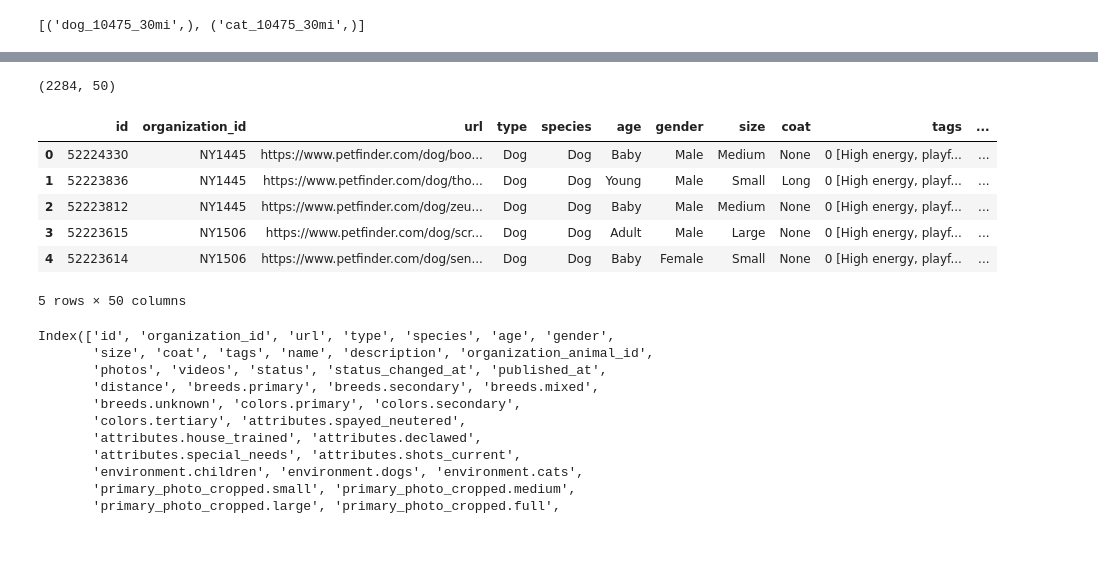
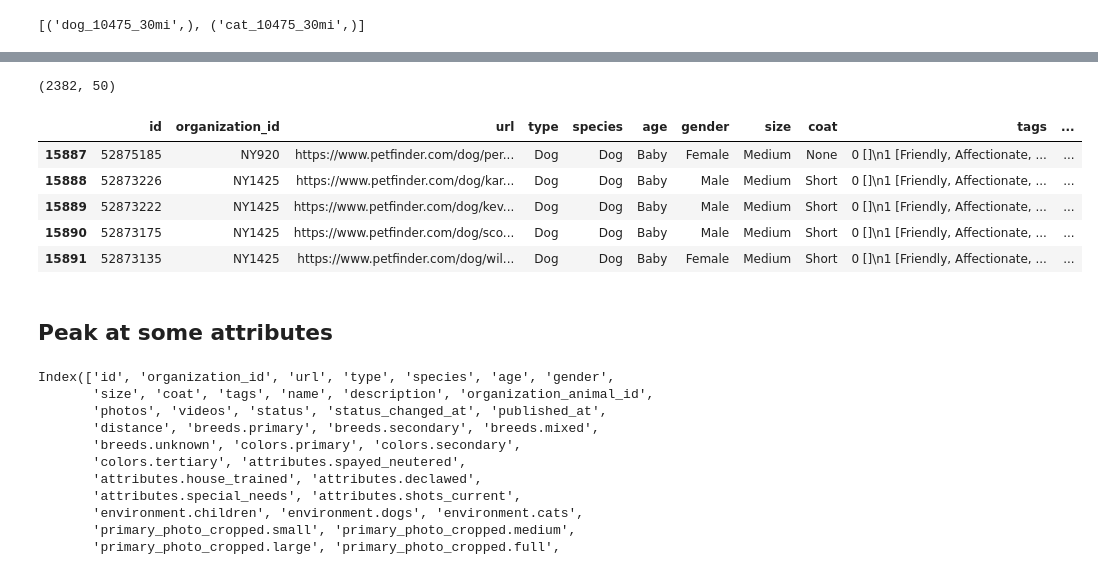
Before and after one commit to malctaylor15/adopting_pets, a Jupyter notebook: S2. Peak at Daily Data.ipynb, the cells around one changed output, grey strips where cells are left out. Drawn from its saved outputs; the diff is of its cells as text; code cells hidden in the pictures; blank space fills up the shorter version.

```diff
--- a/S2. Peak at Daily Data.ipynb
+++ b/S2. Peak at Daily Data.ipynb
@@ -1,4 +1,8 @@
 # %%
 import pandas as pd
 import sqlite3
+import pytz
 import datetime
+tz = pytz.timezone('UTC')
+pd.set_option("display.max_columns", 100)
+pd.set_option("display.max_colwidth", 200)
@@ -15,21 +57,27 @@ today_str = str(datetime.datetime.now().date())
 two_weeks = today - datetime.timedelta(days=7)
 two_weeks_str = str(two_weeks.date())
 # %%
-data = pd.read_sql(f"""
+data_raw = pd.read_sql(f"""
 select * from dog_10475_30mi
 where date_saved between '{two_weeks_str}' and '{today_str}'
 """ , con)
+data_raw['published_at'] = pd.to_datetime(data_raw['published_at'])
+data_raw['status_changed_at'] = pd.to_datetime(data_raw['status_changed_at'])
+data_raw['date_saved'] = pd.to_datetime(data_raw['date_saved'], utc=True)
+
+data = data_raw[data_raw['date_saved'] == data_raw['date_saved'].max()]
 print(data.shape)
 data.head()
 # %% [output]
-(2284, 50)
+(2382, 50)
 |  | id | organization_id | url | type | species | age | gender | size | coat | tags | ... |
-| 0 | 52224330 | NY1445 | https://www.petfinder.com/dog/boo... | Dog | Dog | Baby | Male | Medium | None | 0 [High energy, playf... | ... |
-| 1 | 52223836 | NY1445 | https://www.petfinder.com/dog/tho... | Dog | Dog | Young | Male | Small | Long | 0 [High energy, playf... | ... |
-| 2 | 52223812 | NY1445 | https://www.petfinder.com/dog/zeu... | Dog | Dog | Baby | Male | Medium | None | 0 [High energy, playf... | ... |
-| 3 | 52223615 | NY1506 | https://www.petfinder.com/dog/scr... | Dog | Dog | Adult | Male | Large | None | 0 [High energy, playf... | ... |
-| 4 | 52223614 | NY1506 | https://www.petfinder.com/dog/sen... | Dog | Dog | Baby | Female | Small | None | 0 [High energy, playf... | ... |
+| 15887 | 52875185 | NY920 | https://www.petfinder.com/dog/per... | Dog | Dog | Baby | Female | Medium | None | 0 []\n1 [Friendly, Affectionate, ... | ... |
+| 15888 | 52873226 | NY1425 | https://www.petfinder.com/dog/kar... | Dog | Dog | Baby | Male | Medium | Short | 0 []\n1 [Friendly, Affectionate, ... | ... |
+| 15889 | 52873222 | NY1425 | https://www.petfinder.com/dog/kev... | Dog | Dog | Baby | Male | Medium | Short | 0 []\n1 [Friendly, Affectionate, ... | ... |
+| 15890 | 52873175 | NY1425 | https://www.petfinder.com/dog/sco... | Dog | Dog | Baby | Male | Medium | Short | 0 []\n1 [Friendly, Affectionate, ... | ... |
+| 15891 | 52873135 | NY1425 | https://www.petfinder.com/dog/wil... | Dog | Dog | Baby | Female | Medium | Short | 0 []\n1 [Friendly, Affectionate, ... | ... |
-5 rows × 50 columns
+# %% [markdown]
+## Peak at some attributes
 # %%
 data.columns
 # %% [output]
```
Also changed, not shown: parts of 23 cells of this notebook, 3 other files.
